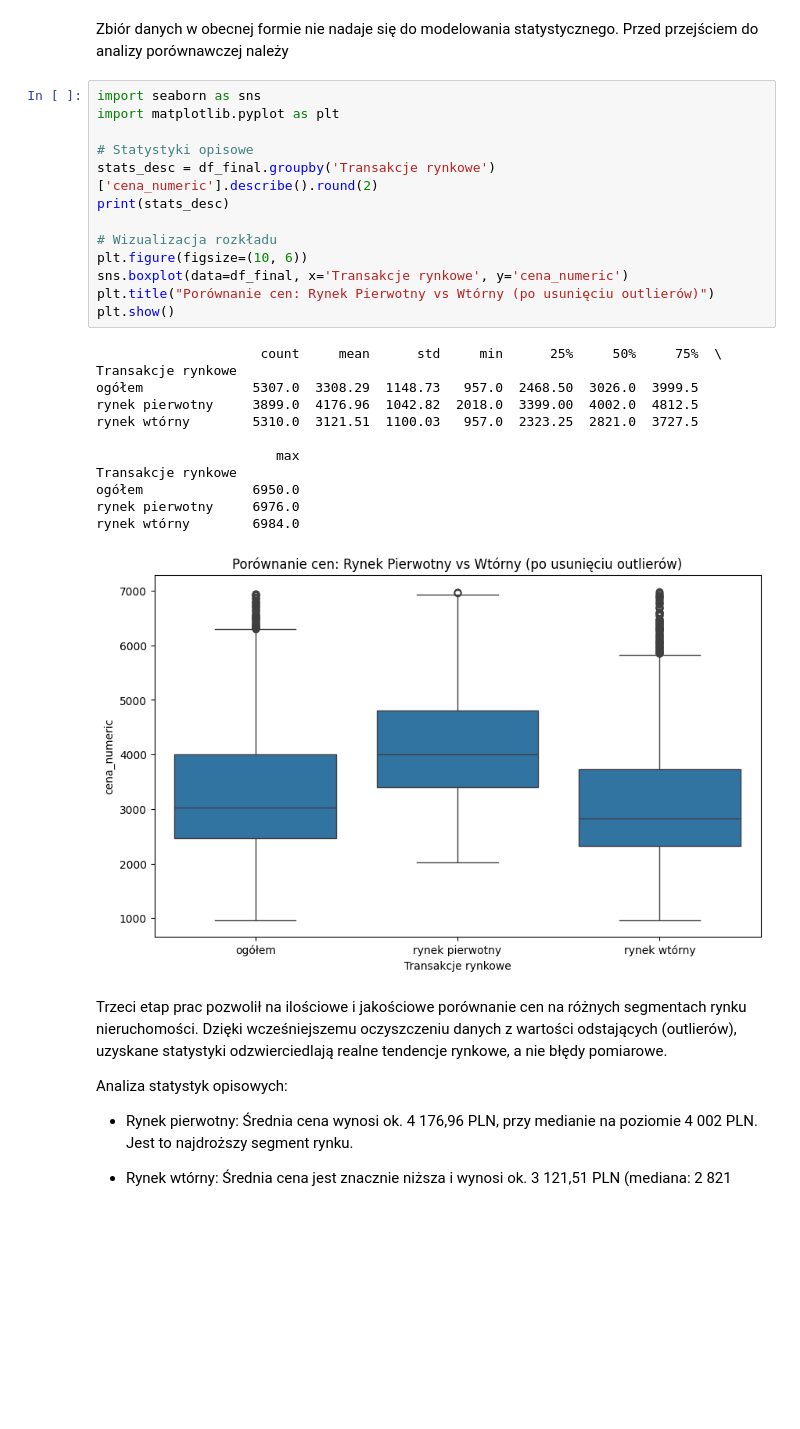
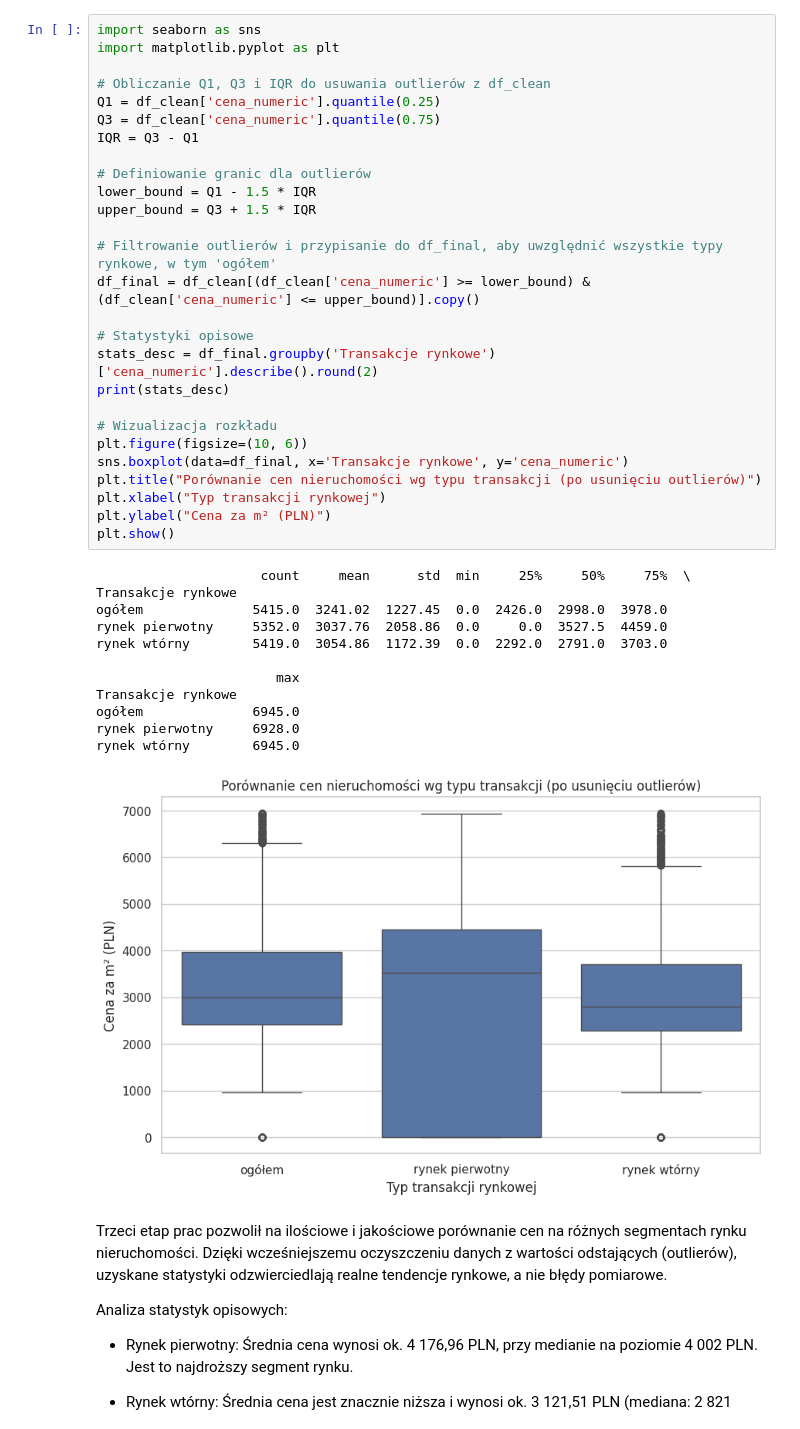
Before and after one commit to MatiMajewski/Beginners, a Jupyter notebook: Podejście2.ipynb, the cells around one changed output. Saved outputs shown, nothing was run; the diff lists cells and outputs as text; blank space fills up the shorter version.

```diff
--- a/Podejście2.ipynb
+++ b/Podejście2.ipynb
@@ -98,34 +77,46 @@ Liczba wierszy po usunięciu zer: 14996
 
 --- WARTOŚCI W KOLUMNIE GRUPUJĄCEJ ---
 ['ogółem' 'rynek pierwotny' 'rynek wtórny']
-# %% [markdown]
-Zbiór danych w obecnej formie nie nadaje się do modelowania statystycznego. Przed przejściem do analizy porównawczej należy
 # %%
 import seaborn as sns
 import matplotlib.pyplot as plt
+
+# Obliczanie Q1, Q3 i IQR do usuwania outlierów z df_clean
+Q1 = df_clean['cena_numeric'].quantile(0.25)
+Q3 = df_clean['cena_numeric'].quantile(0.75)
+IQR = Q3 - Q1
+
+# Definiowanie granic dla outlierów
+lower_bound = Q1 - 1.5 * IQR
+upper_bound = Q3 + 1.5 * IQR
+
+# Filtrowanie outlierów i przypisanie do df_final, aby uwzględnić wszystkie typy rynkowe, w tym 'ogółem'
+df_final = df_clean[(df_clean['cena_numeric'] >= lower_bound) & (df_clean['cena_numeric'] <= upper_bound)].copy()
 
 # Statystyki opisowe
 stats_desc = df_final.groupby('Transakcje rynkowe')['cena_numeric'].describe().round(2)
 print(stats_desc)
 
 # Wizualizacja rozkładu
 plt.figure(figsize=(10, 6))
 sns.boxplot(data=df_final, x='Transakcje rynkowe', y='cena_numeric')
-plt.title("Porównanie cen: Rynek Pierwotny vs Wtórny (po usunięciu outlierów)")
+plt.title("Porównanie cen nieruchomości wg typu transakcji (po usunięciu outlierów)")
+plt.xlabel("Typ transakcji rynkowej")
+plt.ylabel("Cena za m² (PLN)")
 plt.show()
 # %% [output]
-                     count     mean      std     min      25%     50%     75%  \
+                     count     mean      std  min     25%     50%     75%  \
 Transakcje rynkowe
-ogółem              5307.0  3308.29  1148.73   957.0  2468.50  3026.0  3999.5
-rynek pierwotny     3899.0  4176.96  1042.82  2018.0  3399.00  4002.0  4812.5
-rynek wtórny        5310.0  3121.51  1100.03   957.0  2323.25  2821.0  3727.5
+ogółem              5415.0  3241.02  1227.45  0.0  2426.0  2998.0  3978.0
+rynek pierwotny     5352.0  3037.76  2058.86  0.0     0.0  3527.5  4459.0
+rynek wtórny        5419.0  3054.86  1172.39  0.0  2292.0  2791.0  3703.0
 
                        max
 Transakcje rynkowe
-ogółem              6950.0
-rynek pierwotny     6976.0
-rynek wtórny        6984.0
+ogółem              6945.0
+rynek pierwotny     6928.0
+rynek wtórny        6945.0
-[figure, old version]
+[figure, new version]
 # %% [markdown]
 Trzeci etap prac pozwolił na ilościowe i jakościowe porównanie cen na różnych segmentach rynku nieruchomości. Dzięki wcześniejszemu oczyszczeniu danych z wartości odstających (outlierów), uzyskane statystyki odzwierciedlają realne tendencje rynkowe, a nie błędy pomiarowe.
 
```
Also changed, not shown: parts of 4 cells of this notebook.
